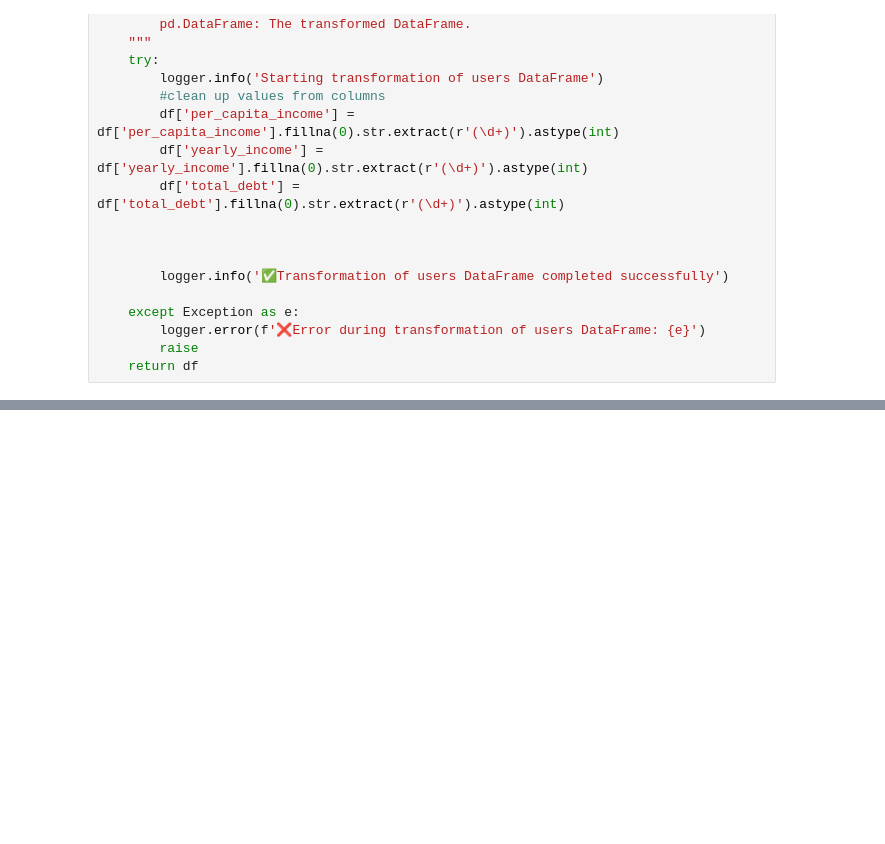
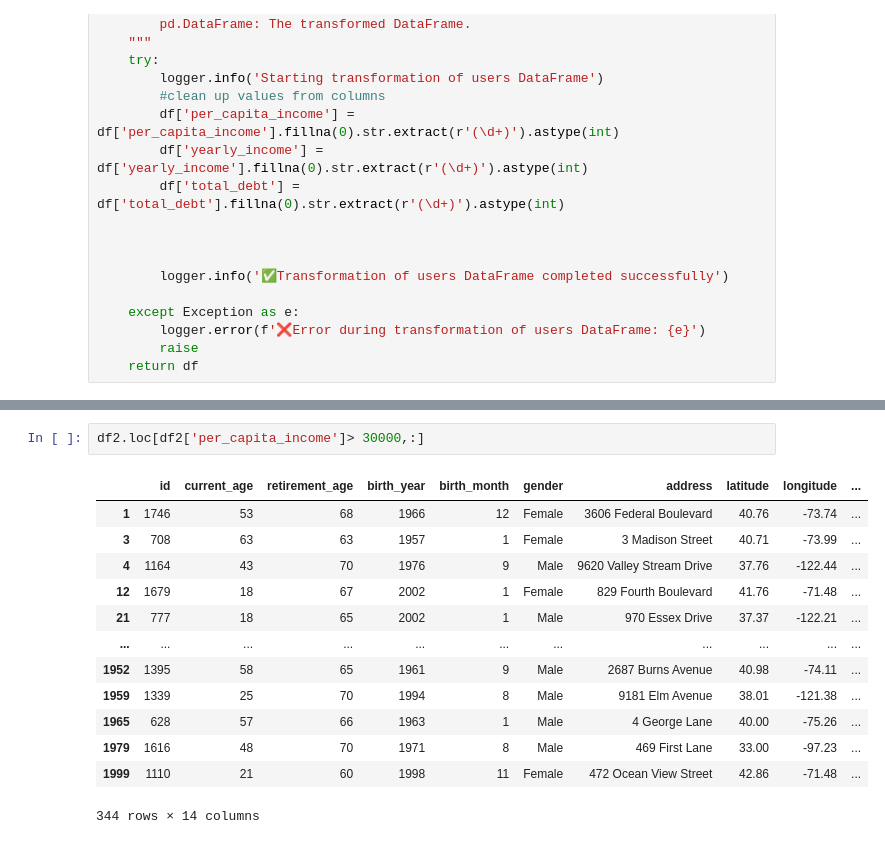
Before and after one commit to jimmyuchuvo/financial_transactions_project, a Jupyter notebook: scripts/EDA_users_data.ipynb, the cells around one changed output, grey strips where cells are left out. Saved outputs shown, nothing was run; the diff lists cells and outputs as text; blank space fills up the shorter version.

```diff
--- a/scripts/EDA_users_data.ipynb
+++ b/scripts/EDA_users_data.ipynb
@@ -154,0 +225,16 @@ def extract_users_data() -> pd.DataFrame:
+# %%
+df2.loc[df2['per_capita_income']> 30000,:]
+# %% [output]
+|  | id | current_age | retirement_age | birth_year | birth_month | gender | address | latitude | longitude | ... |
+| 1 | 1746 | 53 | 68 | 1966 | 12 | Female | 3606 Federal Boulevard | 40.76 | -73.74 | ... |
+| 3 | 708 | 63 | 63 | 1957 | 1 | Female | 3 Madison Street | 40.71 | -73.99 | ... |
+| 4 | 1164 | 43 | 70 | 1976 | 9 | Male | 9620 Valley Stream Drive | 37.76 | -122.44 | ... |
+| 12 | 1679 | 18 | 67 | 2002 | 1 | Female | 829 Fourth Boulevard | 41.76 | -71.48 | ... |
+| 21 | 777 | 18 | 65 | 2002 | 1 | Male | 970 Essex Drive | 37.37 | -122.21 | ... |
+| ... | ... | ... | ... | ... | ... | ... | ... | ... | ... | ... |
+| 1952 | 1395 | 58 | 65 | 1961 | 9 | Male | 2687 Burns Avenue | 40.98 | -74.11 | ... |
+| 1959 | 1339 | 25 | 70 | 1994 | 8 | Male | 9181 Elm Avenue | 38.01 | -121.38 | ... |
+| 1965 | 628 | 57 | 66 | 1963 | 1 | Male | 4 George Lane | 40.00 | -75.26 | ... |
+| 1979 | 1616 | 48 | 70 | 1971 | 8 | Male | 469 First Lane | 33.00 | -97.23 | ... |
+| 1999 | 1110 | 21 | 60 | 1998 | 11 | Female | 472 Ocean View Street | 42.86 | -71.48 | ... |
+344 rows × 14 columns
```
Also changed, not shown: parts of 19 cells of this notebook, 4 other files.
